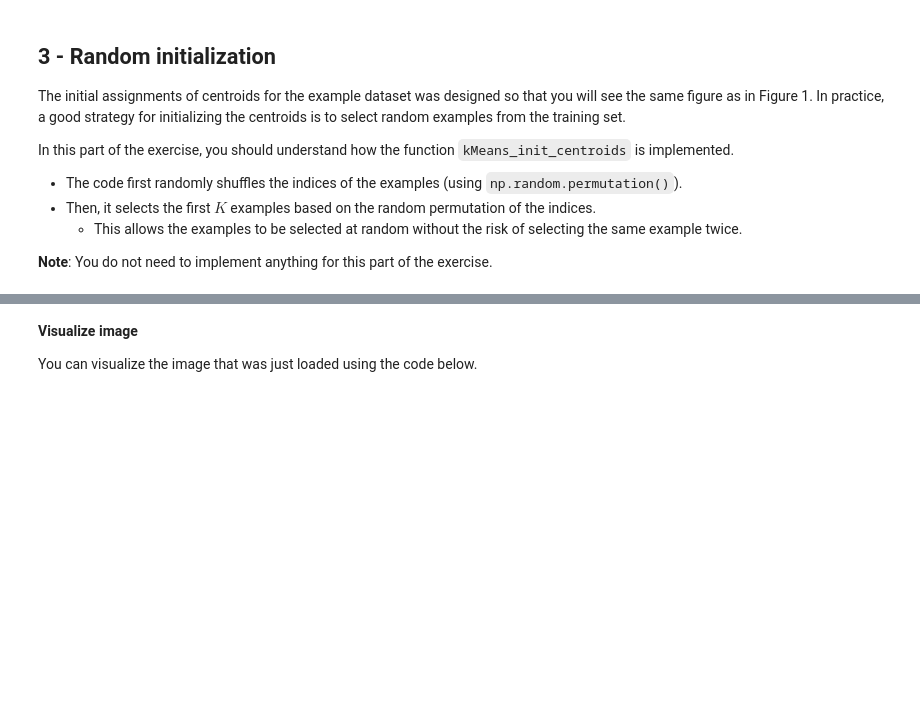
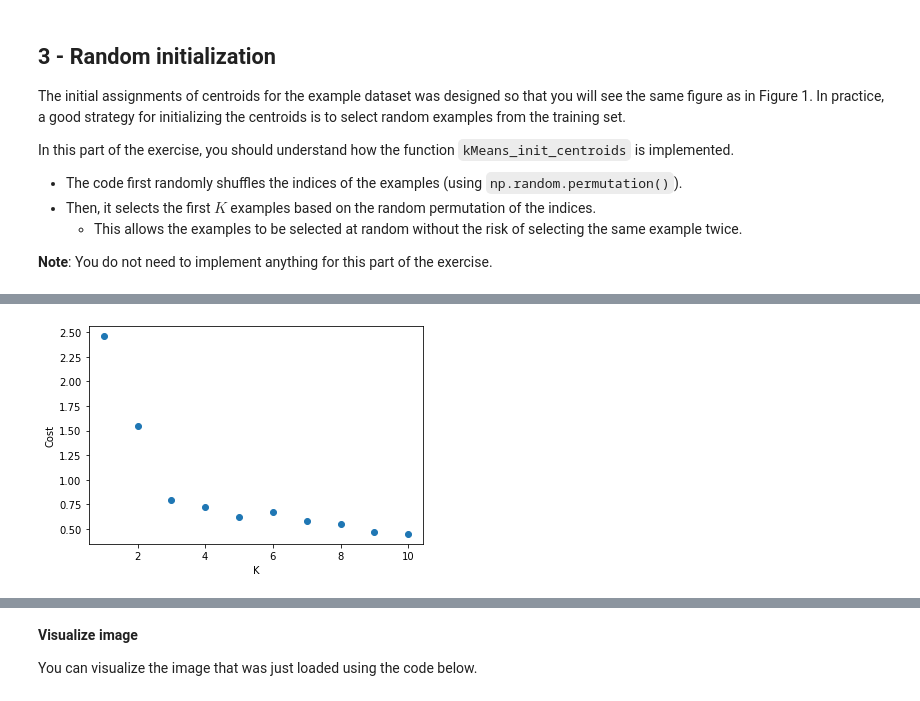
Before and after one commit to noirzette/CIT-ML, a Jupyter notebook: C3_W1_KMeans_Assignment.ipynb, the cells around one changed output, grey strips where cells are left out. Cells and saved outputs as stored; diff of their text form; code cells hidden in the pictures; blank space fills up the shorter version.

```diff
--- a/C3_W1_KMeans_Assignment.ipynb
+++ b/C3_W1_KMeans_Assignment.ipynb
@@ -448 +492,40 @@ def kMeans_init_centroids(X, K):
+# %%
+def calculate_cost(X, idx, centroids):
+    """
+    This function calculates the cost function for K-means clusters,
+    where K ranges from 1 to the number data points.
+
+    Args:
+        X (ndarray):   (m, n) Data points
+        idx (ndarray): (m,) Array containing index of closest centroid for each
+                       example in X. Concretely, idx[i] contains the index of
+                       the centroid closest to example i
+        centroids (ndarray): calculated centroids
+
+    Returns:
+        cost (float): cost for the given data and centroids
+
+    """
+    m = X.shape[0]
+    cost = 0.0
+
+    for i in range(m):
+        cost += np.linalg.norm(X[i] - centroids[idx[i]])
+
+    return cost / m
+# %%
+max_K = 10
+cost = np.zeros(max_K)
+
+for i in range(max_K):
+    K = i + 1
+    initial_centroids = kMeans_init_centroids(X, K)
+    centroids, idx = run_kMeans(X, initial_centroids, max_iters, plot_progress=False, print_progress=False)
+    cost[i] = calculate_cost(X, idx, centroids)
+# %%
+plt.plot(range(1,max_K + 1), cost, 'o')
+plt.xlabel("K")
+plt.ylabel("Cost");
+# %% [output]
+[figure, added]
 # %% [markdown]
```
Also changed, not shown: parts of 18 cells of this notebook, 8 other files.
